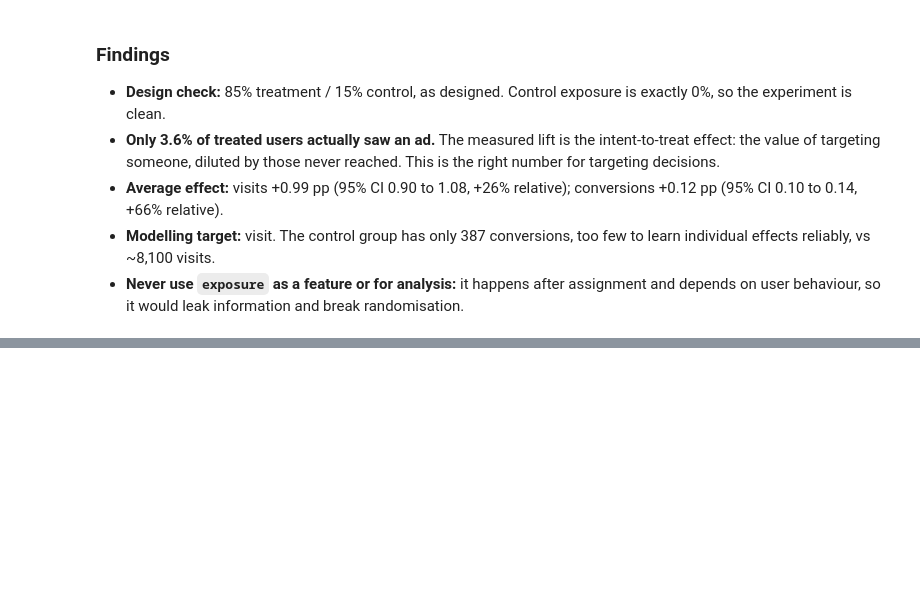
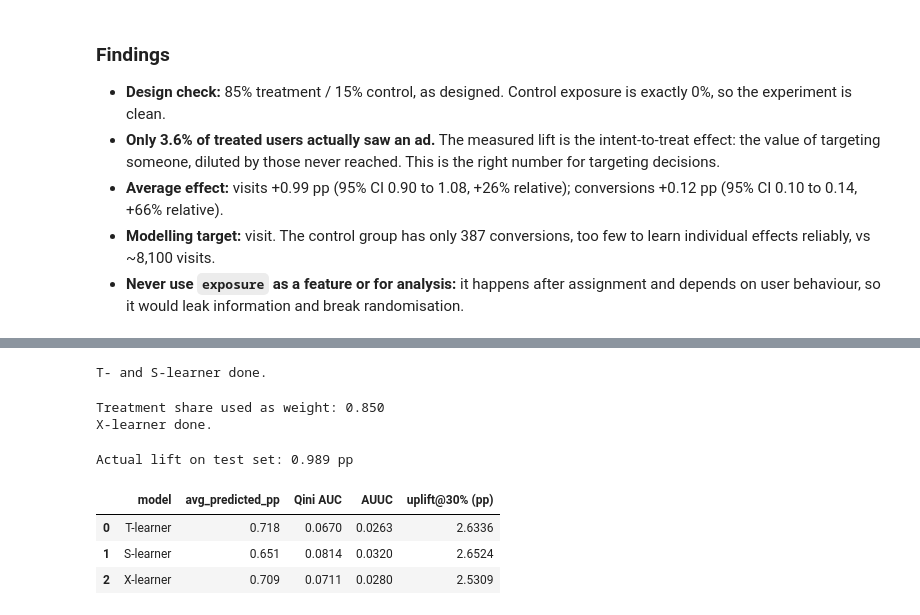
Before and after one commit to SKM1919/liftlens, a Jupyter notebook: notebooks/03_criteo_uplift.ipynb, the cells around one changed output, grey strips where cells are left out. Cells and saved outputs as stored; diff of their text form; code cells hidden in the pictures; blank space fills up the shorter version.

```diff
--- a/notebooks/03_criteo_uplift.ipynb
+++ b/notebooks/03_criteo_uplift.ipynb
@@ -107,0 +130,69 @@ conversion: lift 0.122 pp  (95% CI 0.102 to 0.143)  relative +66.3%  p=5.7e-22
+# %%
+params = dict(n_estimators=300, max_depth=4, learning_rate=0.05,
+              tree_method='hist', random_state=42, n_jobs=-1,
+              eval_metric='logloss')
+
+# --- T-learner (also Stage 1 of the X-learner) ---
+model_treated = XGBClassifier(**params).fit(X_train[t_train == 1], y_train[t_train == 1])
+model_control = XGBClassifier(**params).fit(X_train[t_train == 0], y_train[t_train == 0])
+
+uplift_t = (model_treated.predict_proba(X_test)[:, 1]
+            - model_control.predict_proba(X_test)[:, 1])
+
+# --- S-learner ---
+model_s = XGBClassifier(**params).fit(X_train.assign(treatment=t_train.values), y_train)
+
+uplift_s = (model_s.predict_proba(X_test.assign(treatment=1))[:, 1]
+            - model_s.predict_proba(X_test.assign(treatment=0))[:, 1])
+
+print("T- and S-learner done.")
+# %% [output]
+T- and S-learner done.
+# %%
+X_tr1, y_tr1 = X_train[t_train == 1], y_train[t_train == 1]   # treated
+X_tr0, y_tr0 = X_train[t_train == 0], y_train[t_train == 0]   # control
+
+# Stage 2: each person's estimated effect, crossing over
+effect_treated = y_tr1.values - model_control.predict_proba(X_tr1)[:, 1]
+effect_control = model_treated.predict_proba(X_tr0)[:, 1] - y_tr0.values
+
+reg_params = dict(n_estimators=300, max_depth=4, learning_rate=0.05,
+                  tree_method='hist', random_state=42, n_jobs=-1)
+
+tau_treated = XGBRegressor(**reg_params).fit(X_tr1, effect_treated)
+tau_control = XGBRegressor(**reg_params).fit(X_tr0, effect_control)
+
+# Stage 3: weight by treatment share (0.85 on the control-side model)
+g = t_train.mean()
+uplift_x = g * tau_control.predict(X_test) + (1 - g) * tau_treated.predict(X_test)
+
+print(f"Treatment share used as weight: {g:.3f}")
+print("X-learner done.")
+# %% [output]
+Treatment share used as weight: 0.850
+X-learner done.
+# %%
+from sklift.metrics import qini_auc_score, uplift_auc_score, uplift_at_k
+
+models = {'T-learner': uplift_t, 'S-learner': uplift_s, 'X-learner': uplift_x}
+actual = y_test[t_test == 1].mean() - y_test[t_test == 0].mean()
+print(f"Actual lift on test set: {actual * 100:.3f} pp\n")
+
+rows = []
+for name, u in models.items():
+    rows.append({
+        'model': name,
+        'avg_predicted_pp': round(u.mean() * 100, 3),
+        'Qini AUC': qini_auc_score(y_test, u, t_test),
+        'AUUC': uplift_auc_score(y_test, u, t_test),
+        'uplift@30% (pp)': uplift_at_k(y_test, u, t_test, strategy='overall', k=0.3) * 100,
+    })
+
+scorecard = pd.DataFrame(rows).round(4)
+scorecard
+# %% [output]
+Actual lift on test set: 0.989 pp
+|  | model | avg_predicted_pp | Qini AUC | AUUC | uplift@30% (pp) |
+| 0 | T-learner | 0.718 | 0.0670 | 0.0263 | 2.6336 |
+| 1 | S-learner | 0.651 | 0.0814 | 0.0320 | 2.6524 |
+| 2 | X-learner | 0.709 | 0.0711 | 0.0280 | 2.5309 |
```
Also changed, not shown: parts of 4 cells of this notebook.
